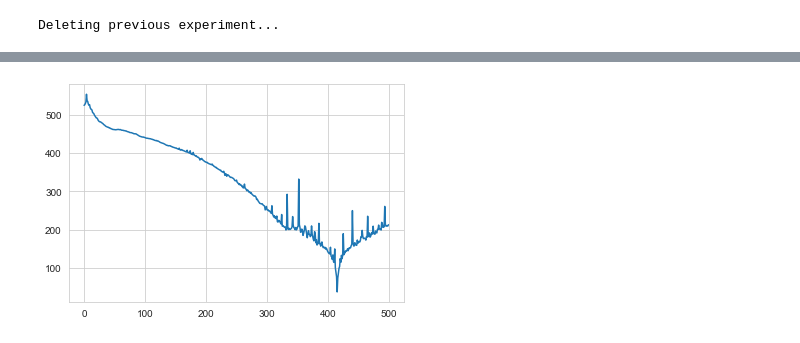
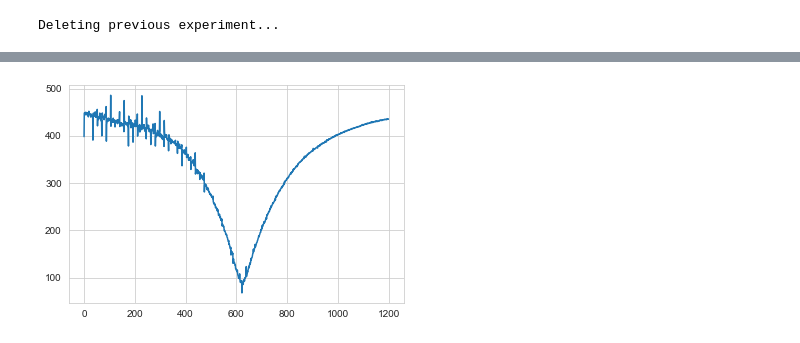
Before and after one commit to aisynth/diffmoog, a Jupyter notebook: visualize_loss_surface.ipynb, the cells around one changed output, grey strips where cells are left out. Cells and saved outputs as stored; diff of their text form; code cells hidden in the pictures.

```diff
--- a/visualize_loss_surface.ipynb
+++ b/visualize_loss_surface.ipynb
@@ -33,7 +34,7 @@ sns.set_style('whitegrid')
 # %%
 # Setup experiment
 
-exp_name = ''
+exp_name = 'vis_test'
 dataset_name = 'fm_toy_dataset'
 device = 'cuda:1'
 resample_op = Resample(orig_freq=16000, new_freq=50).to('cpu')
@@ -44,12 +45,15 @@ synth = SynthModular(synth_cfg=synth_cfg, sample_rate=cfg.sample_rate, device=de
                      signal_duration_sec=cfg.signal_duration_sec, preset=synth_cfg.preset)
 
 dataset = AiSynthDataset(dataset_cfg.train_parameters_file, dataset_cfg.train_audio_dir, device)
-
-target_sample = dataset[11]
-target_signal, target_param_dict, signal_index = target_sample
-
-target_signal = target_signal.to(device)
-
-synth.update_cells_from_dict(target_param_dict)
 # %% [output]
 Deleting previous experiment...
+# %%
+dataset = AiSynthDataset(dataset_cfg.train_parameters_file, dataset_cfg.train_audio_dir, device)
+
+target_sample = dataset[365]
+target_signal, target_param_dict, signal_index = target_sample
+
+target_signal = target_signal.to(device)
+
+synth.update_cells_from_dict(target_param_dict)
+print(target_param_dict)
@@ -56,12 +62,13 @@ Deleting previous experiment...
 # %%
+cfg.multi_spectral_loss_spec_type = 'BOTH'
 loss_handler = helper.SpectralLoss(cfg=cfg,
-                                   fft_sizes=(2048, 1024, 512, 256, 128, 64),
+                                   fft_sizes=(64, 128),#(64, 128, 256, 512, 1024, 2048),
                                    loss_type='L1',
-                                   mag_weight=0,
-                                   delta_time_weight=10,
+                                   mag_weight=1,
+                                   delta_time_weight=0,
                                    delta_freq_weight=0,
                                    cumsum_freq_weight=0,
-                                   cumsum_time_weight=1,
+                                   cumsum_time_weight=0,
                                    logmag_weight=0,
                                    normalize_by_size=True,
                                    device=device)
@@ -68,27 +88,29 @@ loss_handler = helper.SpectralLoss(cfg=cfg,
 # %%
-lfo_freq_vals = np.linspace(0, 20, 500)
+fm_freq_vals = np.linspace(0, 1200, 1200)
 
 losses = []
-for freq_val in lfo_freq_vals:
+for freq_val in fm_freq_vals:
+    update_params = copy.deepcopy(target_param_dict)
 
-    synth.update_cells_from_dict({(0,0): {'operation': 'lfo', 'parameters' :{'freq': freq_val}}})
+    update_params[(0,1)]['parameters'].update({'freq_c': freq_val})
+    synth.update_cells_from_dict(update_params)
     signal, _ = synth.generate_signal()
 
     # resampled_target_signal = resample_op(target_signal.cpu())
     # resampled_pred_signal = resample_op(signal.cpu())
 
     # plt.plot(resampled_target_signal.detach().numpy().squeeze())
     # plt.plot(resampled_pred_signal.detach().numpy().squeeze())
     #
     # plt.show()
 
-    loss_val = loss_handler.call(target_signal, signal.unsqueeze(0), signal_chain_index=0, global_step=0, summary_writer=None, log=False)
+    loss_val = loss_handler.call(target_signal, signal, signal_chain_index=0, global_step=0, summary_writer=None, log=False)
 
     # loss_val = loss_handler.call(resampled_target_signal, resampled_pred_signal.unsqueeze(0), signal_chain_index=0, global_step=0, summary_writer=None, log=False)
 
     losses.append(loss_val.detach().cpu().numpy())
 
 plt.plot(losses)
 plt.show()
 # %% [output]
-[figure, old version]
+[figure, new version]
```
Also changed, not shown: parts of 6 cells of this notebook, 10 other files.
